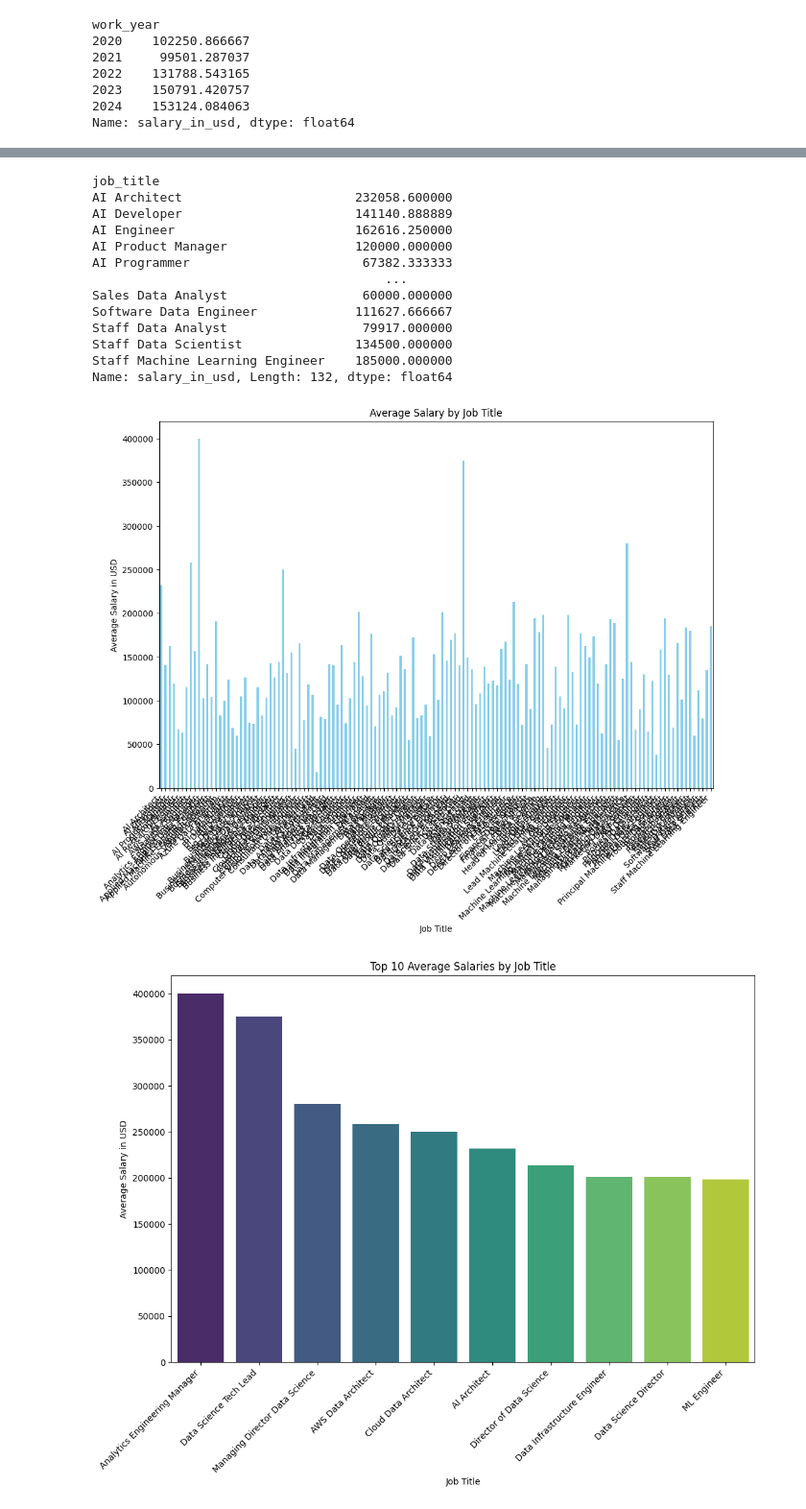
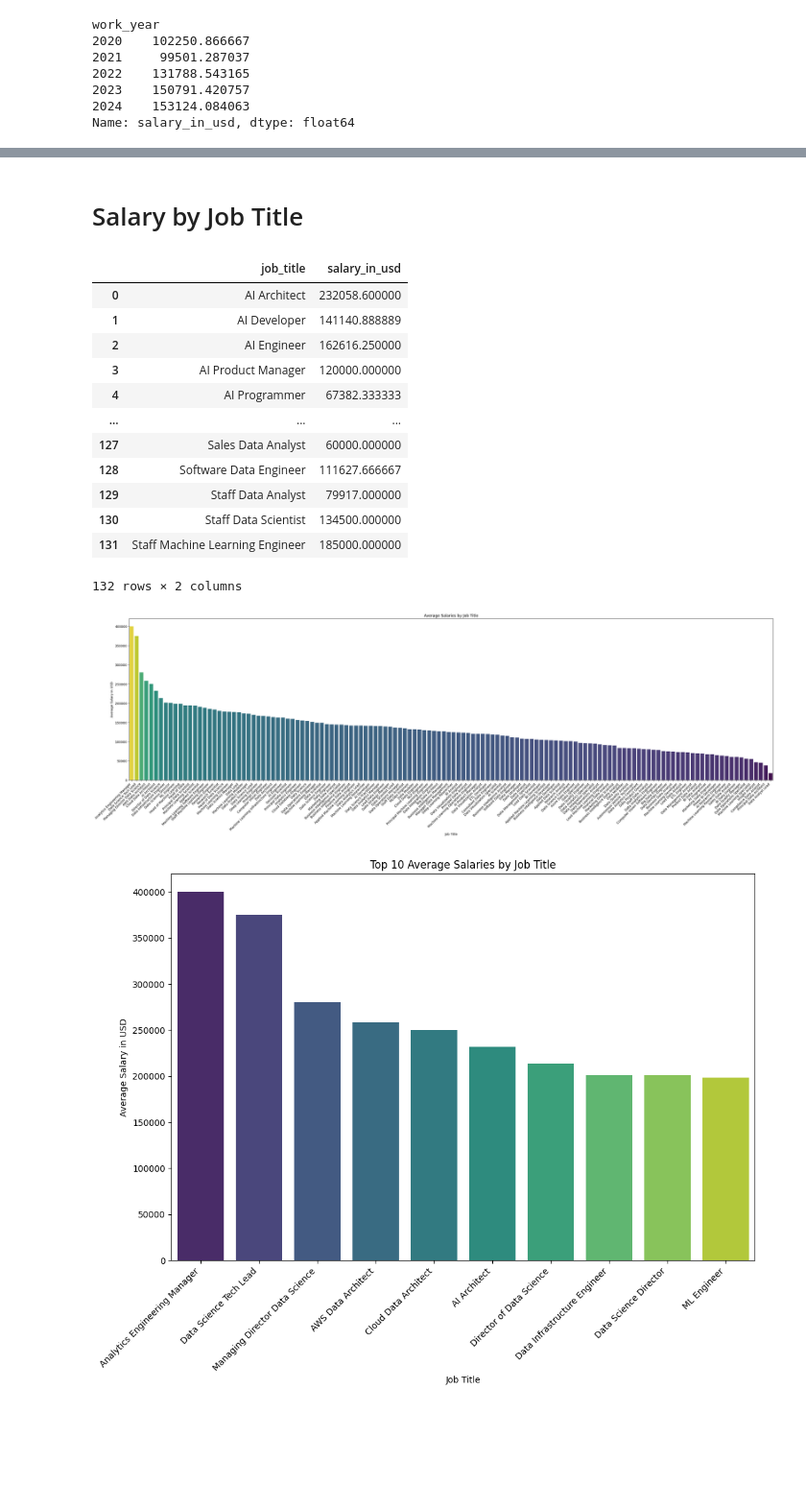
Before and after one commit to TaylorMater/UTA-DAB-Project-1, a Jupyter notebook: scripts/data_science_analysis.ipynb, the cells around one changed output, grey strips where cells are left out. Shown: that part at 96% size. Cells and saved outputs as stored; diff of their text form; code cells hidden in the pictures; blank space fills up the shorter version.

Commit message:
updated plots

```diff
--- a/scripts/data_science_analysis.ipynb
+++ b/scripts/data_science_analysis.ipynb
@@ -72,29 +72,33 @@ plt.show()
 [figure]
+# %% [markdown]
+# Salary by Job Title
 # %%
-salary_by_job= data_science_salaries_df.groupby('job_title')['salary_in_usd'].mean()
+salary_by_job= data_science_salaries_df.groupby('job_title')['salary_in_usd'].mean().reset_index()
 salary_by_job
 # %% [output]
+|  | job_title | salary_in_usd |
+| 0 | AI Architect | 232058.600000 |
+| 1 | AI Developer | 141140.888889 |
+| 2 | AI Engineer | 162616.250000 |
+| 3 | AI Product Manager | 120000.000000 |
+| 4 | AI Programmer | 67382.333333 |
+| ... | ... | ... |
+| 127 | Sales Data Analyst | 60000.000000 |
+| 128 | Software Data Engineer | 111627.666667 |
+| 129 | Staff Data Analyst | 79917.000000 |
+| 130 | Staff Data Scientist | 134500.000000 |
+| 131 | Staff Machine Learning Engineer | 185000.000000 |
-job_title
-AI Architect                       232058.600000
-AI Developer                       141140.888889
-AI Engineer                        162616.250000
-AI Product Manager                 120000.000000
-AI Programmer                       67382.333333
-                                       ...
-Sales Data Analyst                  60000.000000
-Software Data Engineer             111627.666667
-Staff Data Analyst                  79917.000000
-Staff Data Scientist               134500.000000
-Staff Machine Learning Engineer    185000.000000
-Name: salary_in_usd, Length: 132, dtype: float64
+132 rows × 2 columns
 # %%
-plt.figure(figsize=(12, 8))
-salary_by_job.plot(kind='bar', color='skyblue')
-plt.title('Average Salary by Job Title')
+sorted_salary= salary_by_job.sort_values(by='salary_in_usd',ascending=False)
+plt.figure(figsize=(30, 10))
+sns.barplot(x='job_title', y='salary_in_usd', hue='salary_in_usd', data=sorted_salary, palette='viridis', legend=False)
+plt.title(f'Average Salaries by Job Title')
 plt.xlabel('Job Title')
 plt.ylabel('Average Salary in USD')
 plt.xticks(rotation=45, ha='right')
+plt.tight_layout()
 plt.show()
 # %% [output]
-[figure, old version]
+[figure, new version]
 # %%
```
Also changed, not shown: parts of 2 cells of this notebook.
